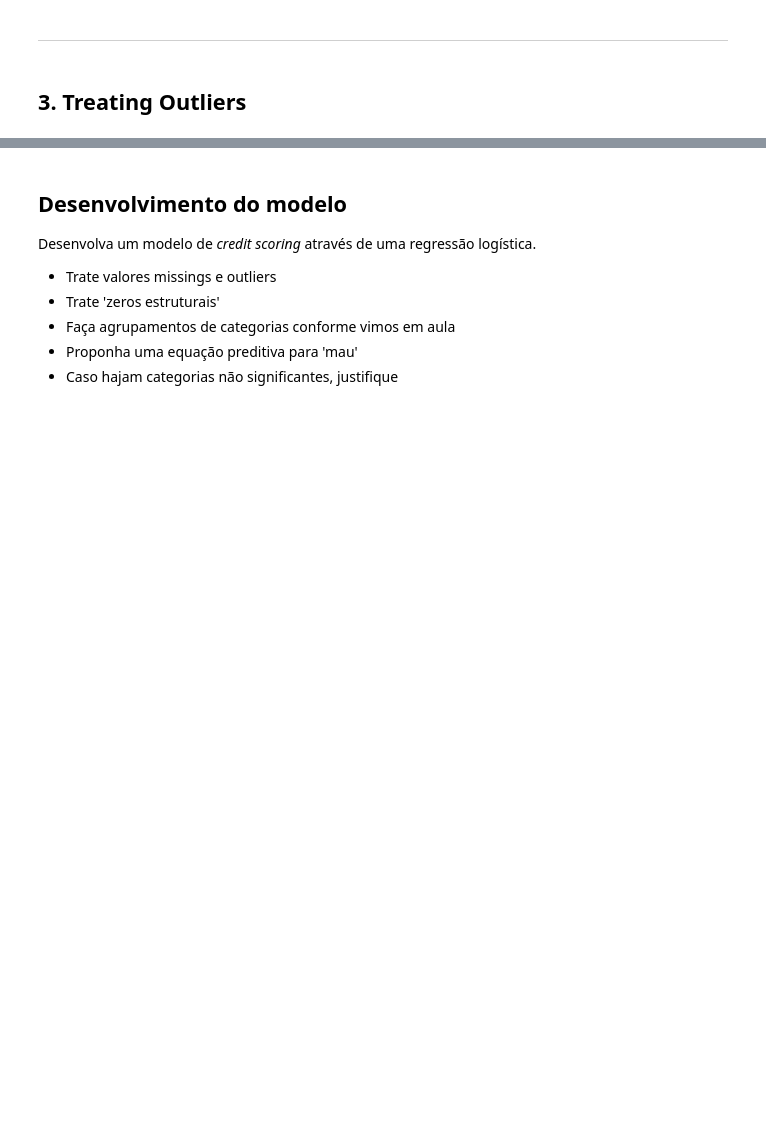
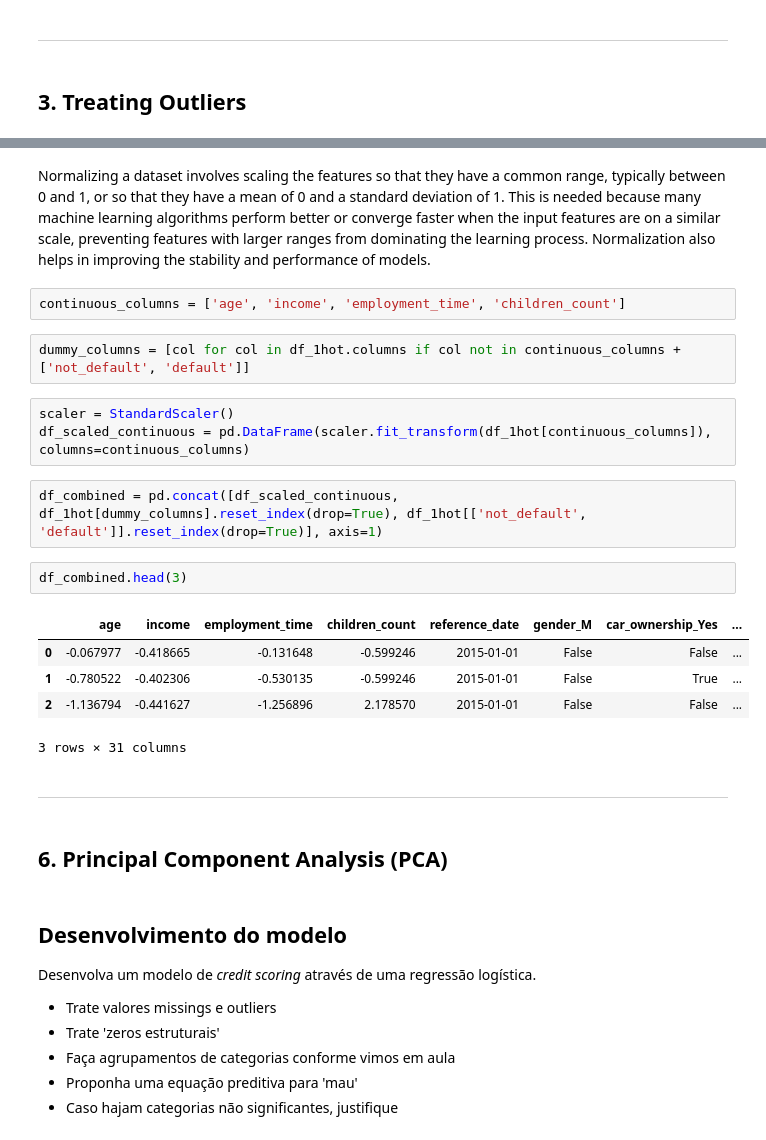
Before and after one commit to PedroHang/Credit-Scoring-Project, a Jupyter notebook: credit_scoring_original.ipynb, the cells around one changed output, grey strips where cells are left out. Cells and saved outputs as stored; diff of their text form; blank space fills up the shorter version.

```diff
--- a/credit_scoring_original.ipynb
+++ b/credit_scoring_original.ipynb
@@ -1061,3 +1194,26 @@ We have successfully treated all structural zeros from our dataset. Although the
+# %% [markdown]
+Normalizing a dataset involves scaling the features so that they have a common range, typically between 0 and 1, or so that they have a mean of 0 and a standard deviation of 1. This is needed because many machine learning algorithms perform better or converge faster when the input features are on a similar scale, preventing features with larger ranges from dominating the learning process. Normalization also helps in improving the stability and performance of models.
+# %%
+continuous_columns = ['age', 'income', 'employment_time', 'children_count']
+# %%
+dummy_columns = [col for col in df_1hot.columns if col not in continuous_columns + ['not_default', 'default']]
+# %%
+scaler = StandardScaler()
+df_scaled_continuous = pd.DataFrame(scaler.fit_transform(df_1hot[continuous_columns]), columns=continuous_columns)
+# %%
+df_combined = pd.concat([df_scaled_continuous, df_1hot[dummy_columns].reset_index(drop=True), df_1hot[['not_default', 'default']].reset_index(drop=True)], axis=1)
+# %%
+df_combined.head(3)
+# %% [output]
+|  | age | income | employment_time | children_count | reference_date | gender_M | car_ownership_Yes | ... |
+| 0 | -0.067977 | -0.418665 | -0.131648 | -0.599246 | 2015-01-01 | False | False | ... |
+| 1 | -0.780522 | -0.402306 | -0.530135 | -0.599246 | 2015-01-01 | False | True | ... |
+| 2 | -1.136794 | -0.441627 | -1.256896 | 2.178570 | 2015-01-01 | False | False | ... |
+3 rows × 31 columns
+# %% [markdown]
+---
+# %% [markdown]
+## 6. Principal Component Analysis (PCA)
 # %% [markdown]
 ## Desenvolvimento do modelo
 
```
Also changed, not shown: parts of 25 cells of this notebook.
